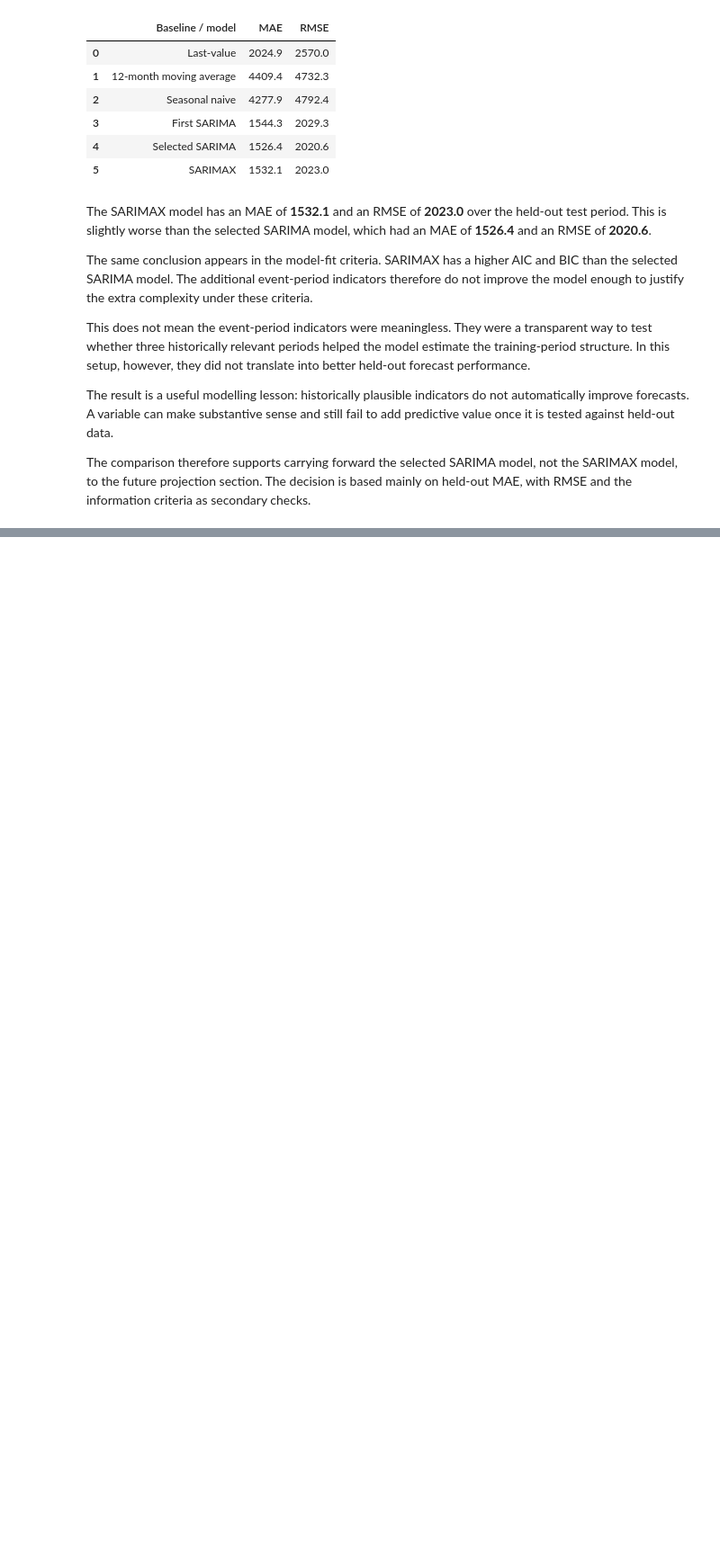
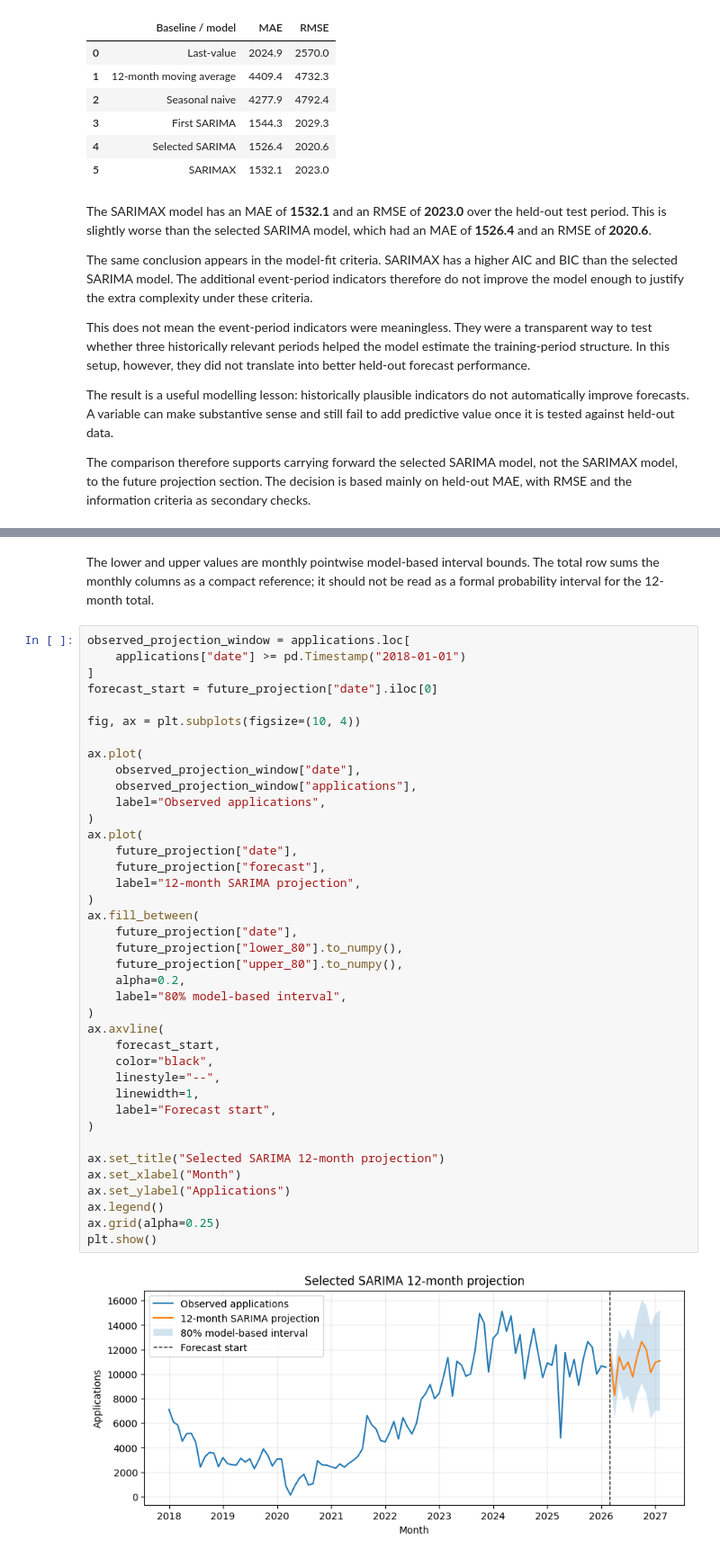
Before and after one commit to kcsongor011/humanitarian_decision_toolkit, a Jupyter notebook: notebooks/forecasting/arrival_dynamics_2_long_term_country_level_arrivals.ipynb, the cells around one changed output, grey strips where cells are left out. Shown at 90% size. Drawn from its saved outputs; the diff is of its cells as text; blank space fills up the shorter version.

Commit message:
Add AD2 selected SARIMA future projection

```diff
--- a/notebooks/forecasting/arrival_dynamics_2_long_term_country_level_arrivals.ipynb
+++ b/notebooks/forecasting/arrival_dynamics_2_long_term_country_level_arrivals.ipynb
@@ -1265,0 +1357,43 @@ The comparison therefore supports carrying forward the selected SARIMA model, no
+# %% [markdown]
+The lower and upper values are monthly pointwise model-based interval bounds. The total row sums the monthly columns as a compact reference; it should not be read as a formal probability interval for the 12-month total.
+# %%
+observed_projection_window = applications.loc[
+    applications["date"] >= pd.Timestamp("2018-01-01")
+]
+forecast_start = future_projection["date"].iloc[0]
+
+fig, ax = plt.subplots(figsize=(10, 4))
+
+ax.plot(
+    observed_projection_window["date"],
+    observed_projection_window["applications"],
+    label="Observed applications",
+)
+ax.plot(
+    future_projection["date"],
+    future_projection["forecast"],
+    label="12-month SARIMA projection",
+)
+ax.fill_between(
+    future_projection["date"],
+    future_projection["lower_80"].to_numpy(),
+    future_projection["upper_80"].to_numpy(),
+    alpha=0.2,
+    label="80% model-based interval",
+)
+ax.axvline(
+    forecast_start,
+    color="black",
+    linestyle="--",
+    linewidth=1,
+    label="Forecast start",
+)
+
+ax.set_title("Selected SARIMA 12-month projection")
+ax.set_xlabel("Month")
+ax.set_ylabel("Applications")
+ax.legend()
+ax.grid(alpha=0.25)
+plt.show()
+# %% [output]
+[figure, added]
```
Also changed, not shown: parts of 5 cells of this notebook.
